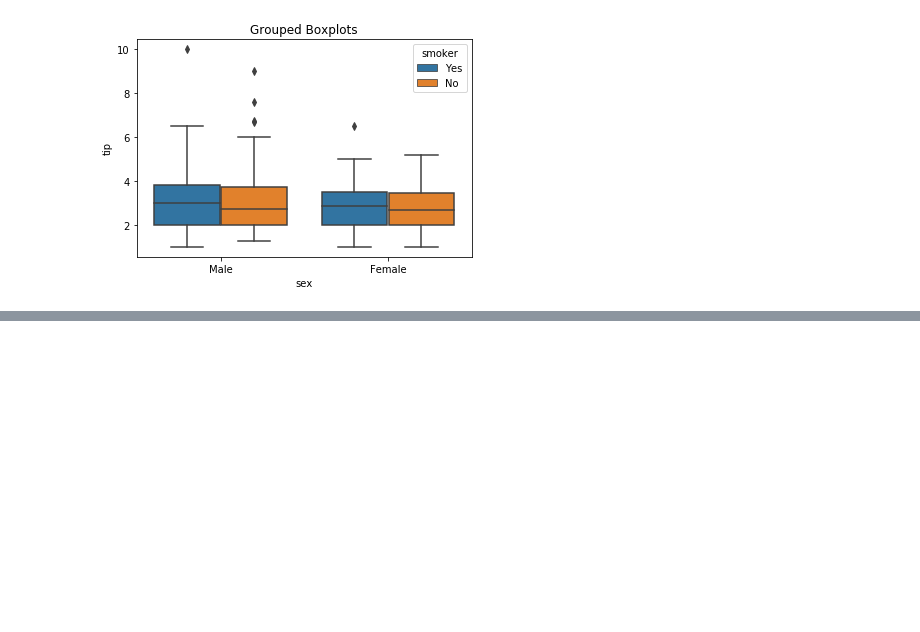
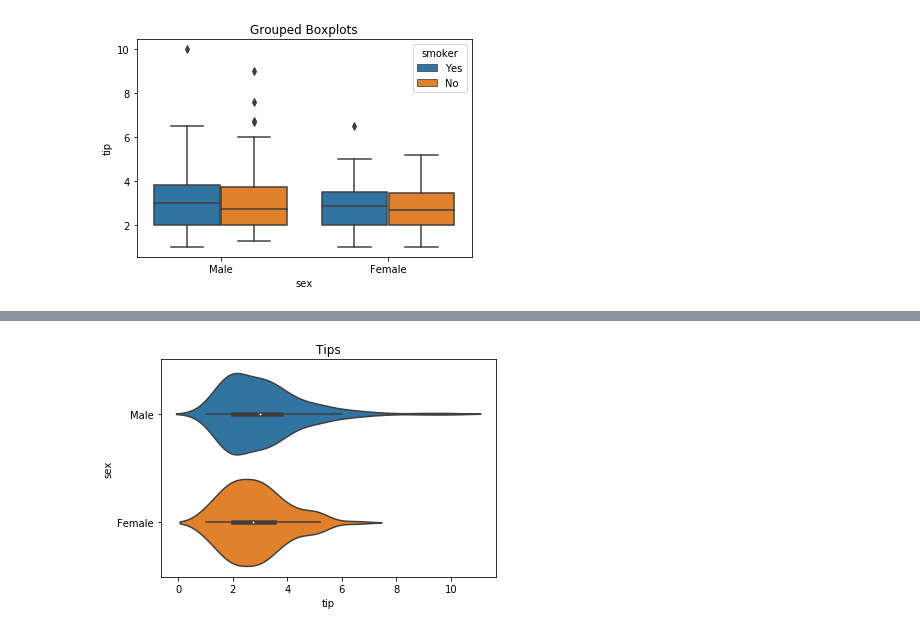
Before and after one commit to ajaytech002/visualization, a Jupyter notebook: Seaborn Demo Examples.ipynb, the cells around one changed output, grey strips where cells are left out. Cells and saved outputs as stored; diff of their text form; code cells hidden in the pictures; blank space fills up the shorter version.

```diff
--- a/Seaborn Demo Examples.ipynb
+++ b/Seaborn Demo Examples.ipynb
@@ -614,0 +654,6 @@ plt.show()
+# %%
+sns.violinplot(data=tips,y='sex',x='tip')
+plt.title('Tips')
+plt.show()
+# %% [output]
+[figure, added]
```
Also changed, not shown: parts of 11 cells of this notebook, 8 other files.
